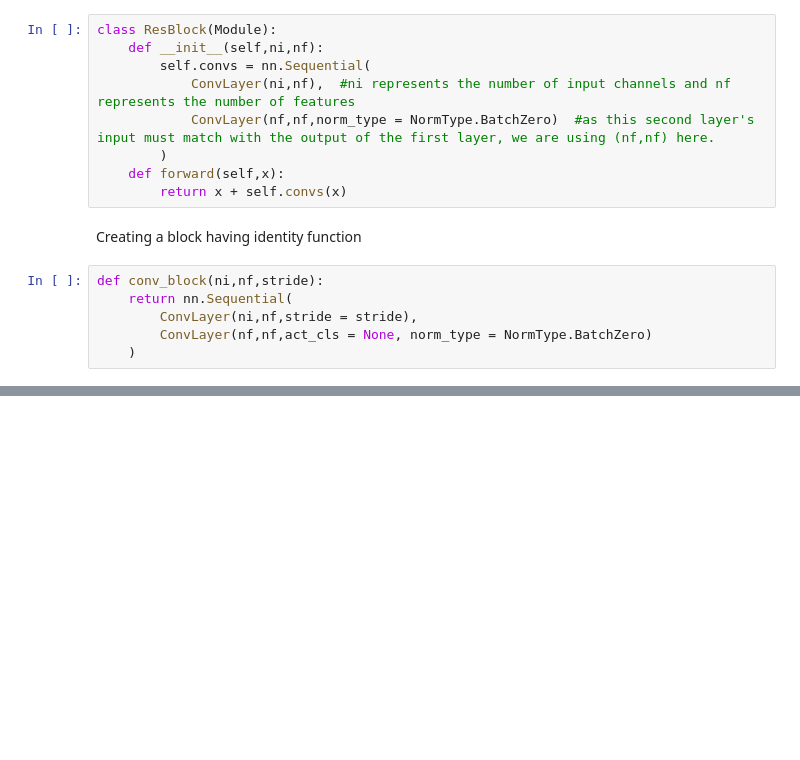
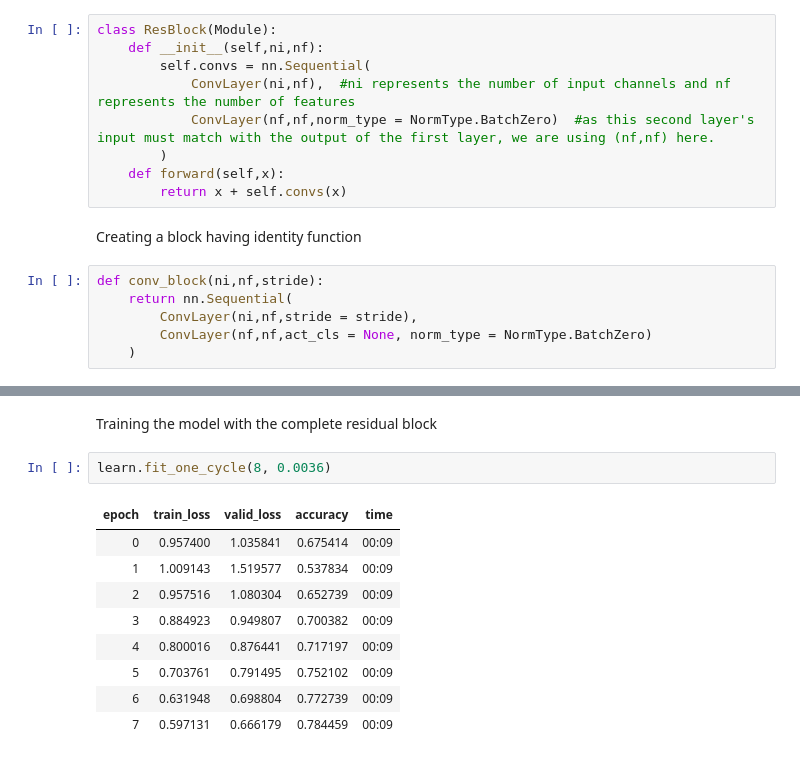
Before and after one commit to AsokTamang/Resnet, a Jupyter notebook: res-net.ipynb, the cells around one changed output, grey strips where cells are left out. Cells and saved outputs as stored; diff of their text form; blank space fills up the shorter version.

```diff
--- a/res-net.ipynb
+++ b/res-net.ipynb
@@ -92,0 +108,14 @@ class ResBlock(Module):
+# %% [markdown]
+Training the model with the complete residual block
+# %%
+learn.fit_one_cycle(8, 0.0036)
+# %% [output]
+| epoch | train_loss | valid_loss | accuracy | time |
+| 0 | 0.957400 | 1.035841 | 0.675414 | 00:09 |
+| 1 | 1.009143 | 1.519577 | 0.537834 | 00:09 |
+| 2 | 0.957516 | 1.080304 | 0.652739 | 00:09 |
+| 3 | 0.884923 | 0.949807 | 0.700382 | 00:09 |
+| 4 | 0.800016 | 0.876441 | 0.717197 | 00:09 |
+| 5 | 0.703761 | 0.791495 | 0.752102 | 00:09 |
+| 6 | 0.631948 | 0.698804 | 0.772739 | 00:09 |
+| 7 | 0.597131 | 0.666179 | 0.784459 | 00:09 |
```
Also changed, not shown: parts of 8 cells of this notebook.
